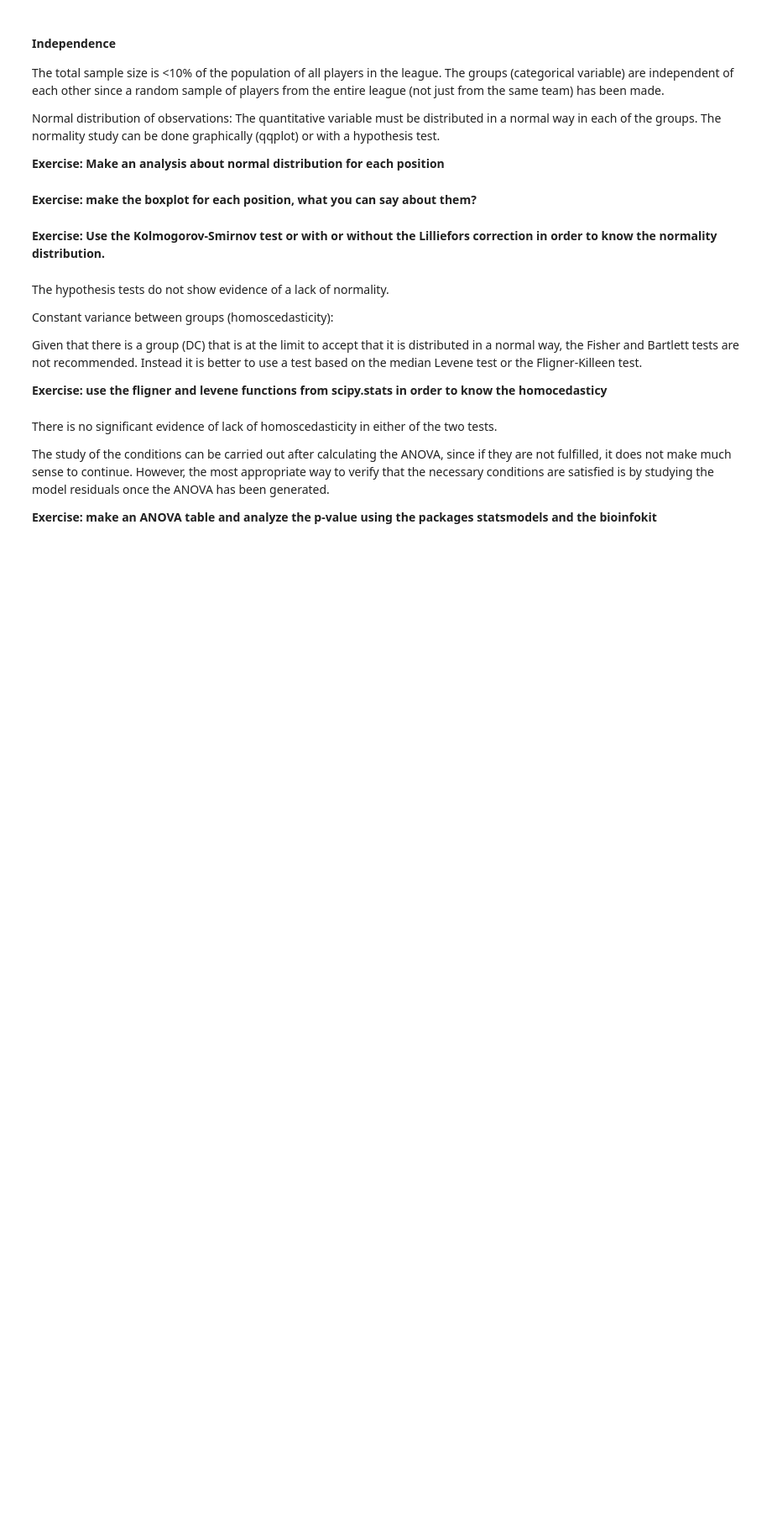
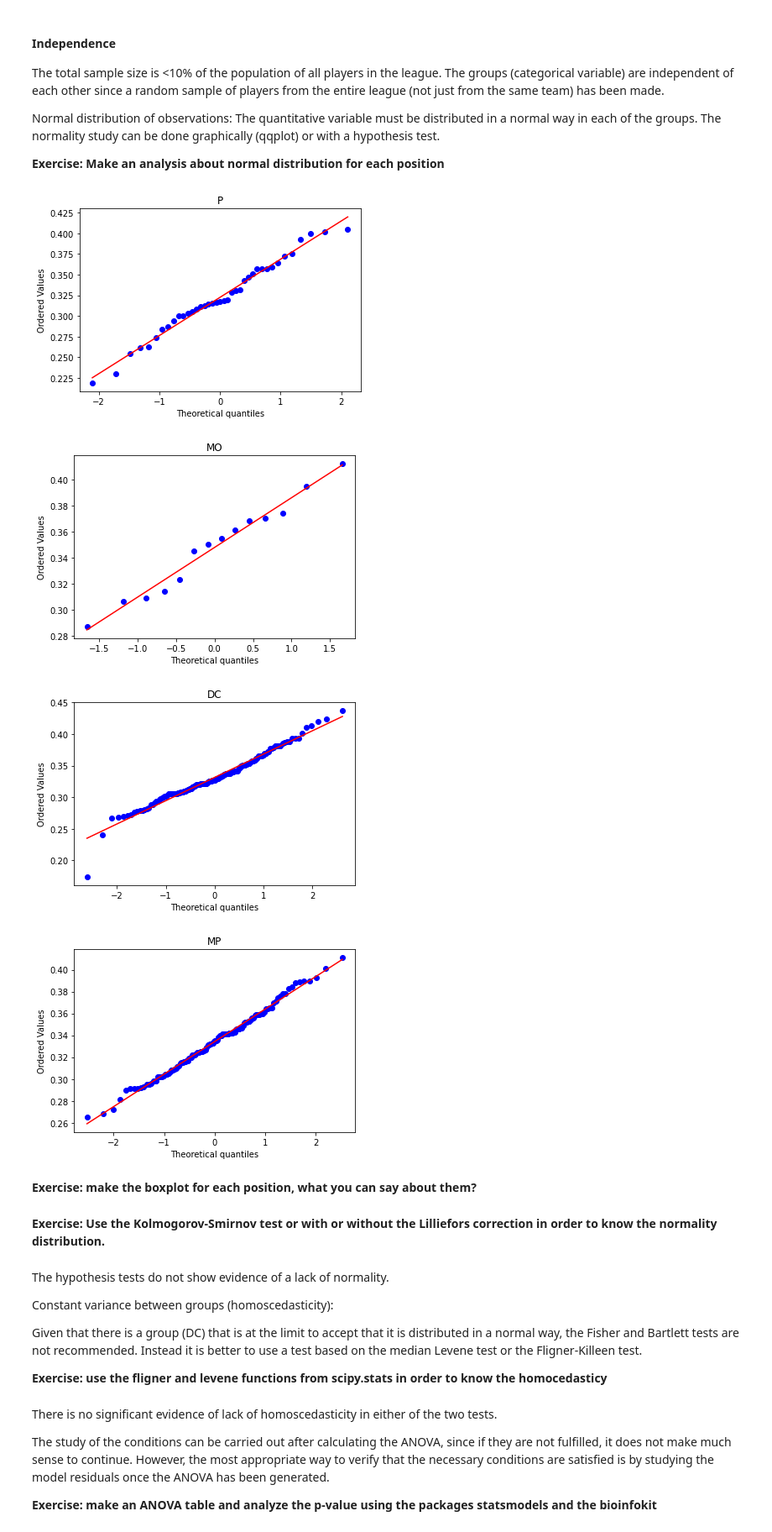
Before and after one commit to JuanAntonaccio/hypothesis-testing-exercises-project-with-python, a Jupyter notebook: notebook/problems.ipynb, the cells around one changed output. Shown: that part at 84% size. Cells and saved outputs as stored; diff of their text form; code cells hidden in the pictures; blank space fills up the shorter version.

```diff
--- a/notebook/problems.ipynb
+++ b/notebook/problems.ipynb
@@ -166,28 +151,33 @@ Normal distribution of observations: The quantitative variable must be distribut
 # %%
 import numpy as np
 import pylab
 import matplotlib.pyplot as plt
 import scipy.stats as stats
 
-measurements = my_data.loc[my_data["<<<FIXME>>>"] == "<<<FIXME>>>","average"]
+measurements = my_data.loc[my_data["position"] == "P","average"]
 stats.probplot(measurements, dist="norm", plot=pylab)
 plt.title("P")
 plt.show()
 
-measurements = my_data.loc[my_data["<<<FIXME>>>"] == "<<<FIXME>>>","average"]
+measurements = my_data.loc[my_data["position"] == "MO","average"]
 stats.probplot(measurements, dist="norm", plot=pylab)
 plt.title("MO")
 plt.show()
 
-measurements = my_data.loc[my_data["<<<FIXME>>>"] == "<<<FIXME>>>","average"]
+measurements = my_data.loc[my_data["position"] == "DC","average"]
 stats.probplot(measurements, dist="norm", plot=pylab)
 plt.title("DC")
 plt.show()
 
-measurements = my_data.loc[my_data["<<<FIXME>>>"] == "<<<FIXME>>>","average"]
+measurements = my_data.loc[my_data["position"] == "MP","average"]
 stats.probplot(measurements, dist="norm", plot=pylab)
 plt.title("MP")
 plt.show()
+# %% [output]
+[figure, added]
+[figure, added]
+[figure, added]
+[figure, added]
 # %% [markdown]
 **Exercise: make the boxplot for each position, what you can say about them?**
 # %%
```
Also changed, not shown: parts of 14 cells of this notebook.
